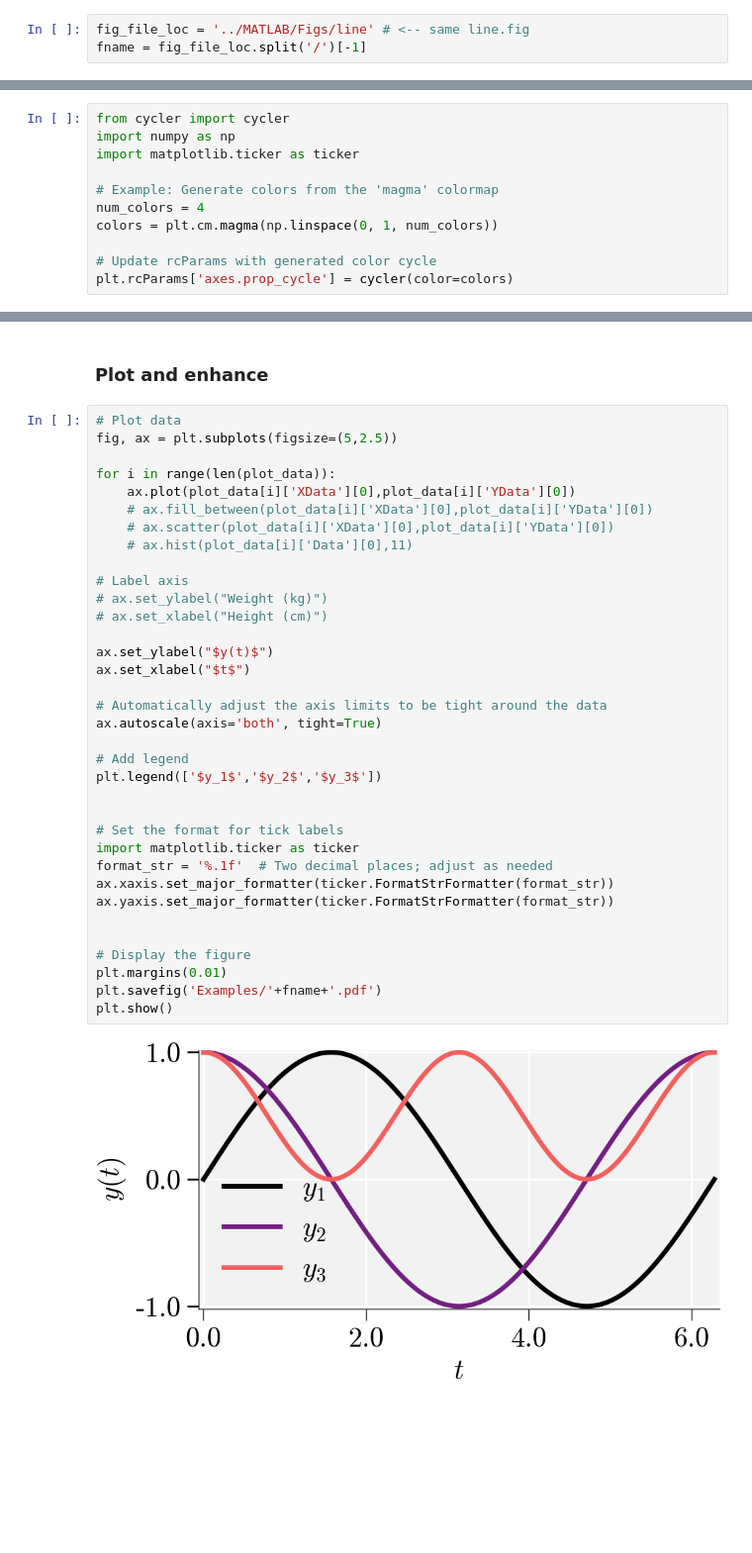
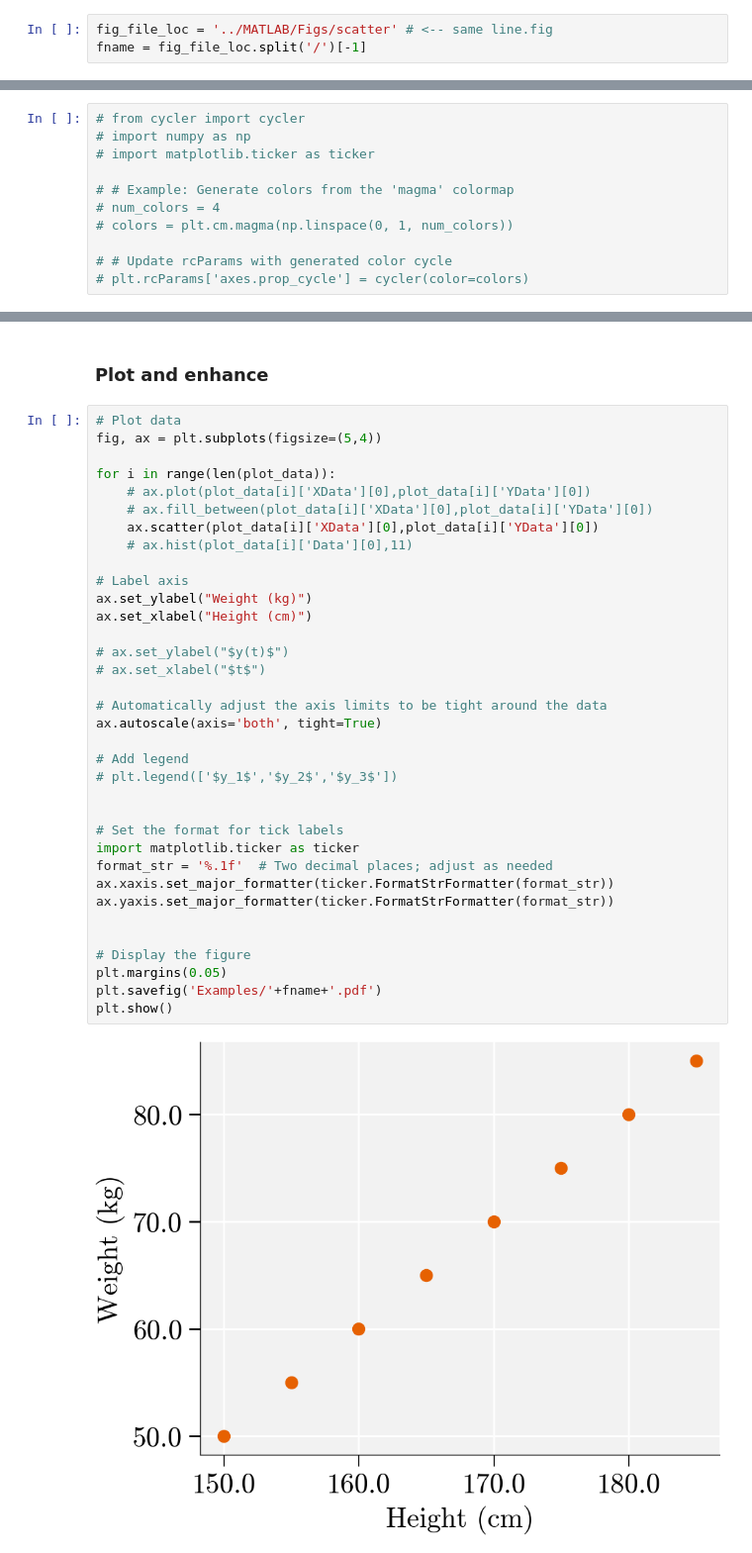
Before and after one commit to suparnob100/visualization, a Jupyter notebook: Publication_quality_graphs/PYTHON/Example.ipynb, the cells around one changed output, grey strips where cells are left out. Shown at 99% size. Saved outputs shown, nothing was run; the diff lists cells and outputs as text; blank space fills up the shorter version.

```diff
--- a/Publication_quality_graphs/PYTHON/Example.ipynb
+++ b/Publication_quality_graphs/PYTHON/Example.ipynb
@@ -9,7 +9,7 @@ from utils.fig2py import *
 
 #### (instead of generating new data, import figure file data from the MATLAB folder)
 # %%
-fig_file_loc = '../MATLAB/Figs/line' # <-- same line.fig
+fig_file_loc = '../MATLAB/Figs/scatter' # <-- same line.fig
 fname = fig_file_loc.split('/')[-1]
 # %%
 plot_data = fig2py(fig_file_loc) # EXTRACTS X-Y DATA FROM A FIG FILE
@@ -55,13 +55,13 @@ There are three primary categories of colormaps:
 'Pastel1': A collection of soft, pastel colors.
 'Set3': This colormap offers a broad range of colors, suitable for representing a larger number of categories.
 # %%
-from cycler import cycler
-import numpy as np
-import matplotlib.ticker as ticker
+# from cycler import cycler
+# import numpy as np
+# import matplotlib.ticker as ticker
 
-# Example: Generate colors from the 'magma' colormap
-num_colors = 4
-colors = plt.cm.magma(np.linspace(0, 1, num_colors))
+# # Example: Generate colors from the 'magma' colormap
+# num_colors = 4
+# colors = plt.cm.magma(np.linspace(0, 1, num_colors))
 
-# Update rcParams with generated color cycle
-plt.rcParams['axes.prop_cycle'] = cycler(color=colors)
+# # Update rcParams with generated color cycle
+# plt.rcParams['axes.prop_cycle'] = cycler(color=colors)
@@ -69,38 +71,38 @@ plt.rcParams['axes.prop_cycle'] = cycler(color=colors)
 ### Plot and enhance
 # %%
 # Plot data
-fig, ax = plt.subplots(figsize=(5,2.5))
+fig, ax = plt.subplots(figsize=(5,4))
 
 for i in range(len(plot_data)):
-    ax.plot(plot_data[i]['XData'][0],plot_data[i]['YData'][0])
+    # ax.plot(plot_data[i]['XData'][0],plot_data[i]['YData'][0])
     # ax.fill_between(plot_data[i]['XData'][0],plot_data[i]['YData'][0])
-    # ax.scatter(plot_data[i]['XData'][0],plot_data[i]['YData'][0])
+    ax.scatter(plot_data[i]['XData'][0],plot_data[i]['YData'][0])
     # ax.hist(plot_data[i]['Data'][0],11)
 
 # Label axis
-# ax.set_ylabel("Weight (kg)")
-# ax.set_xlabel("Height (cm)")
+ax.set_ylabel("Weight (kg)")
+ax.set_xlabel("Height (cm)")
 
-ax.set_ylabel("$y(t)$")
-ax.set_xlabel("$t$")
+# ax.set_ylabel("$y(t)$")
+# ax.set_xlabel("$t$")
 
 # Automatically adjust the axis limits to be tight around the data
 ax.autoscale(axis='both', tight=True)
 
 # Add legend
-plt.legend(['$y_1$','$y_2$','$y_3$'])
+# plt.legend(['$y_1$','$y_2$','$y_3$'])
 
 
 # Set the format for tick labels
 import matplotlib.ticker as ticker
 format_str = '%.1f'  # Two decimal places; adjust as needed
 ax.xaxis.set_major_formatter(ticker.FormatStrFormatter(format_str))
 ax.yaxis.set_major_formatter(ticker.FormatStrFormatter(format_str))
 
 
 # Display the figure
-plt.margins(0.01)
+plt.margins(0.05)
 plt.savefig('Examples/'+fname+'.pdf')
 plt.show()
 # %% [output]
-[figure, old version]
+[figure, new version]
```
Also changed, not shown: parts of 1 cell of this notebook, 3 other files.
